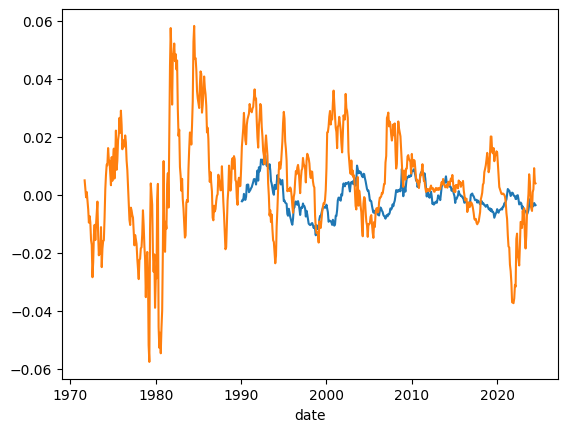
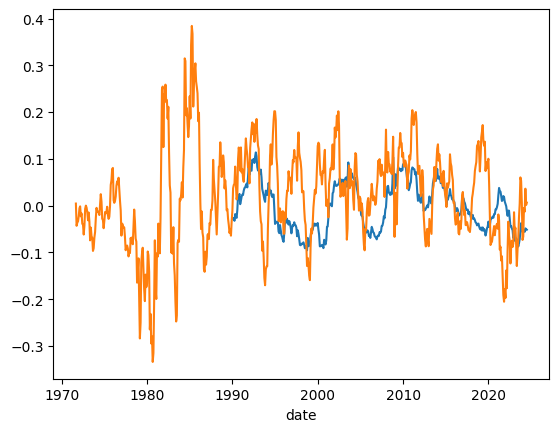
The change to this notebook cell's code, shown as a diff; its figure went from the first image to the second:
--- before
+++ after
@@ -57,11 +57,13 @@
 
 OOS_start = pd.Timestamp('1990-01-31')
+# OOS_start = pd.Timestamp('2019-01-31')
 
-y = xr['24'].values # 10-year overlapping excess returns
+
+y = xr['120'].values # 10-year overlapping excess returns
 # y = monthly_xr['24'].values # 1-month excess returns
 GAP = 11
 for name, model in all_models.items():
     print(f"Running {name}...")
-    y_forecast_bianchi = wu.expanding_window(
+    y_120_forecast_bianchi = wu.expanding_window(
         model, X, y, dates, OOS_start, 
         gap=GAP,         # gap = 11 for annual yields
@@ -70,7 +72,7 @@
     )
 
-    r2 = wu.oos_r2(y, y_forecast_bianchi, gap=GAP)
-    print(f"Model: {name}\n R2_OOS = {r2:.4f}\n Significance: {bu.RSZ_Signif(y, y_forecast_bianchi, gap=GAP):.3f}\n")  
+    r2 = wu.oos_r2(y, y_120_forecast_bianchi, gap=GAP)
+    print(f"Model: {name}\n R2_OOS = {r2:.4f}\n Significance: {bu.RSZ_Signif(y, y_120_forecast_bianchi, gap=GAP):.3f}\n")  
 
-sns.lineplot(y=y_forecast_bianchi, x=yields.index)
+sns.lineplot(y=y_120_forecast_bianchi, x=yields.index)
 sns.lineplot(y=y, x=yields.index)

Commit: final cleanup before final commit of readme